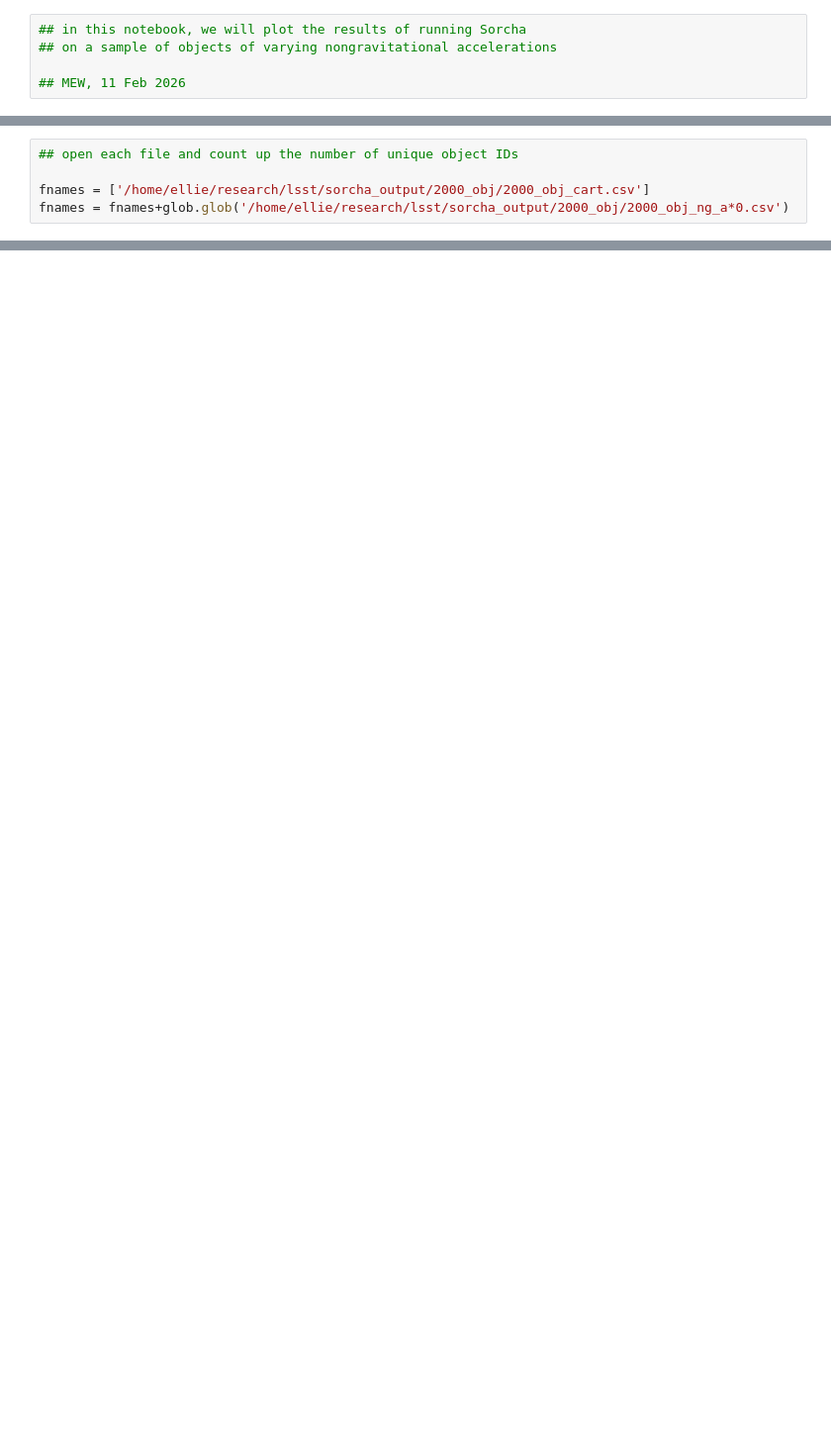
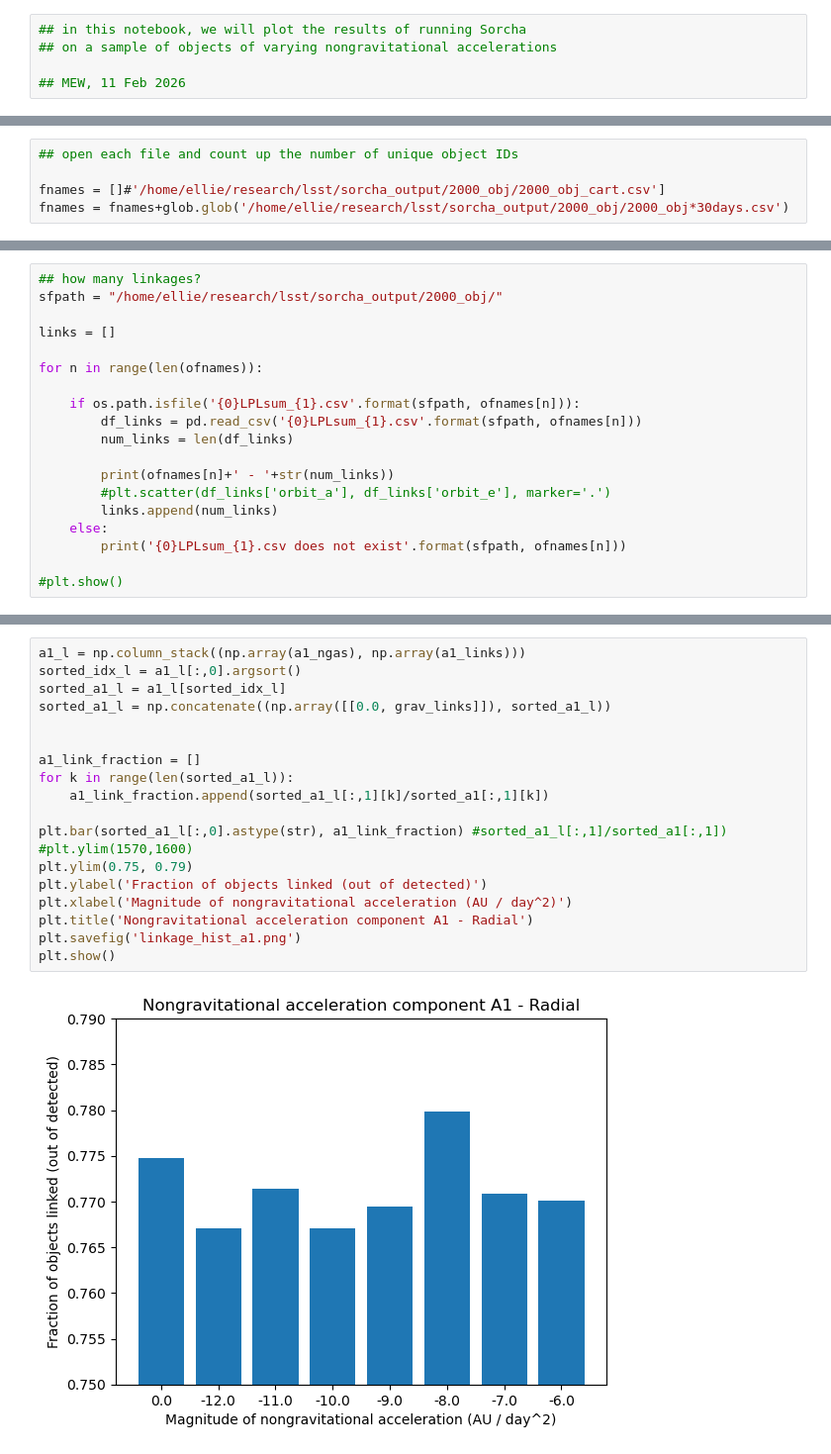
Before and after one commit to ewhite42/lsst_seti, a Jupyter notebook: nongrav/test_linking/sorcha_hist.ipynb, the cells around one changed output, grey strips where cells are left out. Shown at 99% size. Drawn from its saved outputs; the diff is of its cells as text; blank space fills up the shorter version.

```diff
--- a/nongrav/test_linking/sorcha_hist.ipynb
+++ b/nongrav/test_linking/sorcha_hist.ipynb
@@ -11,8 +12,8 @@ import glob
 # %%
 ## open each file and count up the number of unique object IDs
 
-fnames = ['/home/ellie/research/lsst/sorcha_output/2000_obj/2000_obj_cart.csv']
-fnames = fnames+glob.glob('/home/ellie/research/lsst/sorcha_output/2000_obj/2000_obj_ng_a*0.csv')
+fnames = []#'/home/ellie/research/lsst/sorcha_output/2000_obj/2000_obj_cart.csv']
+fnames = fnames+glob.glob('/home/ellie/research/lsst/sorcha_output/2000_obj/2000_obj*30days.csv')
 # %%
 a1_counts = []
 a1_nongrav = []
@@ -69,0 +133,19 @@ plt.ylim(1570,1600)
+# %%
+## how many linkages?
+sfpath = "/home/ellie/research/lsst/sorcha_output/2000_obj/"
+
+links = []
+
+for n in range(len(ofnames)):
+
+    if os.path.isfile('{0}LPLsum_{1}.csv'.format(sfpath, ofnames[n])):
+        df_links = pd.read_csv('{0}LPLsum_{1}.csv'.format(sfpath, ofnames[n]))
+        num_links = len(df_links)
+
+        print(ofnames[n]+' - '+str(num_links))
+        #plt.scatter(df_links['orbit_a'], df_links['orbit_e'], marker='.')
+        links.append(num_links)
+    else:
+        print('{0}LPLsum_{1}.csv does not exist'.format(sfpath, ofnames[n]))
+
+#plt.show()
@@ -69,0 +221,21 @@ plt.ylim(1570,1600)
+# %%
+a1_l = np.column_stack((np.array(a1_ngas), np.array(a1_links)))
+sorted_idx_l = a1_l[:,0].argsort()
+sorted_a1_l = a1_l[sorted_idx_l]
+sorted_a1_l = np.concatenate((np.array([[0.0, grav_links]]), sorted_a1_l))
+
+
+a1_link_fraction = []
+for k in range(len(sorted_a1_l)):
+    a1_link_fraction.append(sorted_a1_l[:,1][k]/sorted_a1[:,1][k])
+
+plt.bar(sorted_a1_l[:,0].astype(str), a1_link_fraction) #sorted_a1_l[:,1]/sorted_a1[:,1])
+#plt.ylim(1570,1600)
+plt.ylim(0.75, 0.79)
+plt.ylabel('Fraction of objects linked (out of detected)')
+plt.xlabel('Magnitude of nongravitational acceleration (AU / day^2)')
+plt.title('Nongravitational acceleration component A1 - Radial')
+plt.savefig('linkage_hist_a1.png')
+plt.show()
+# %% [output]
+[figure, added]
```
Also changed, not shown: parts of 9 cells of this notebook.
